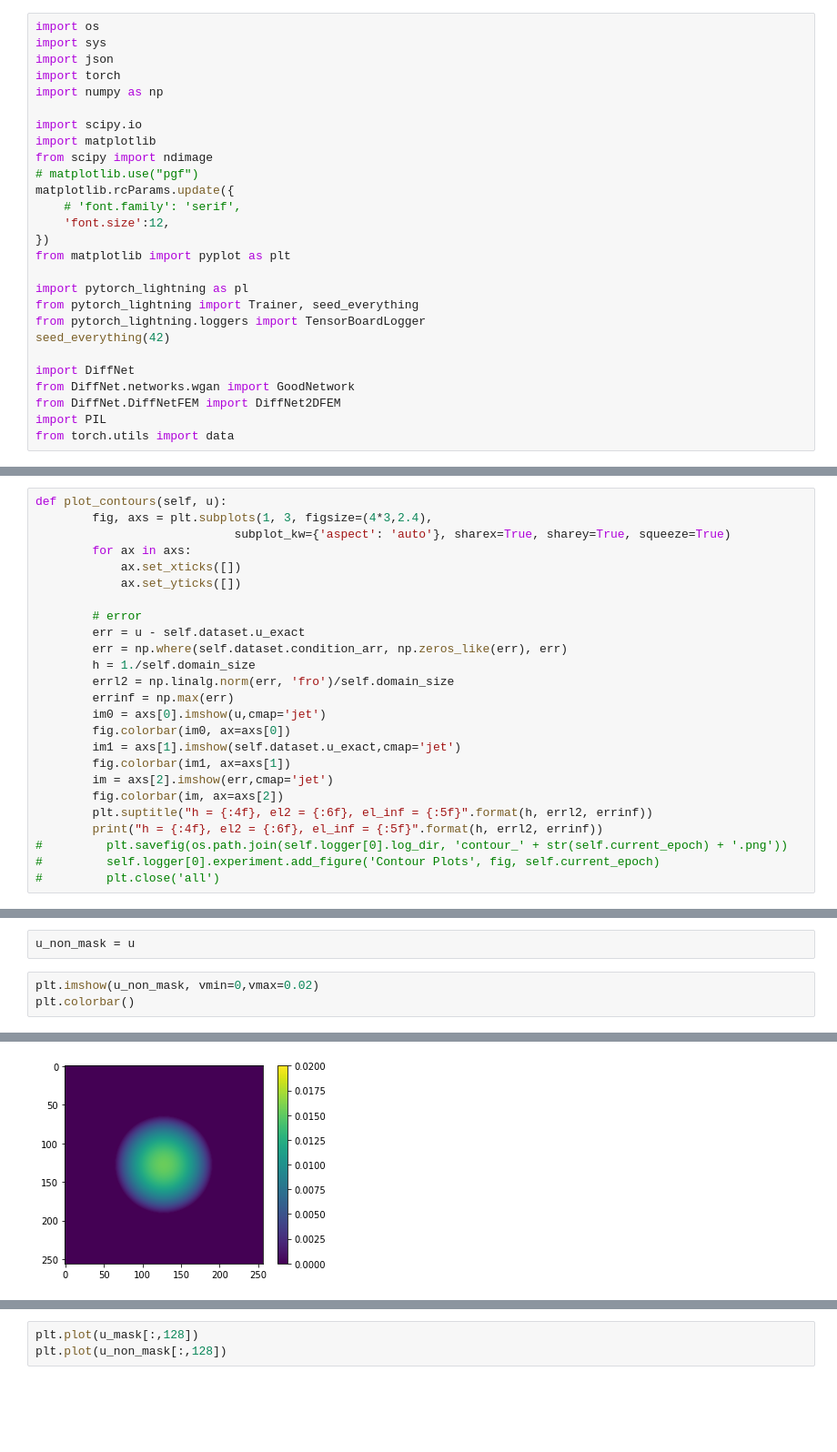
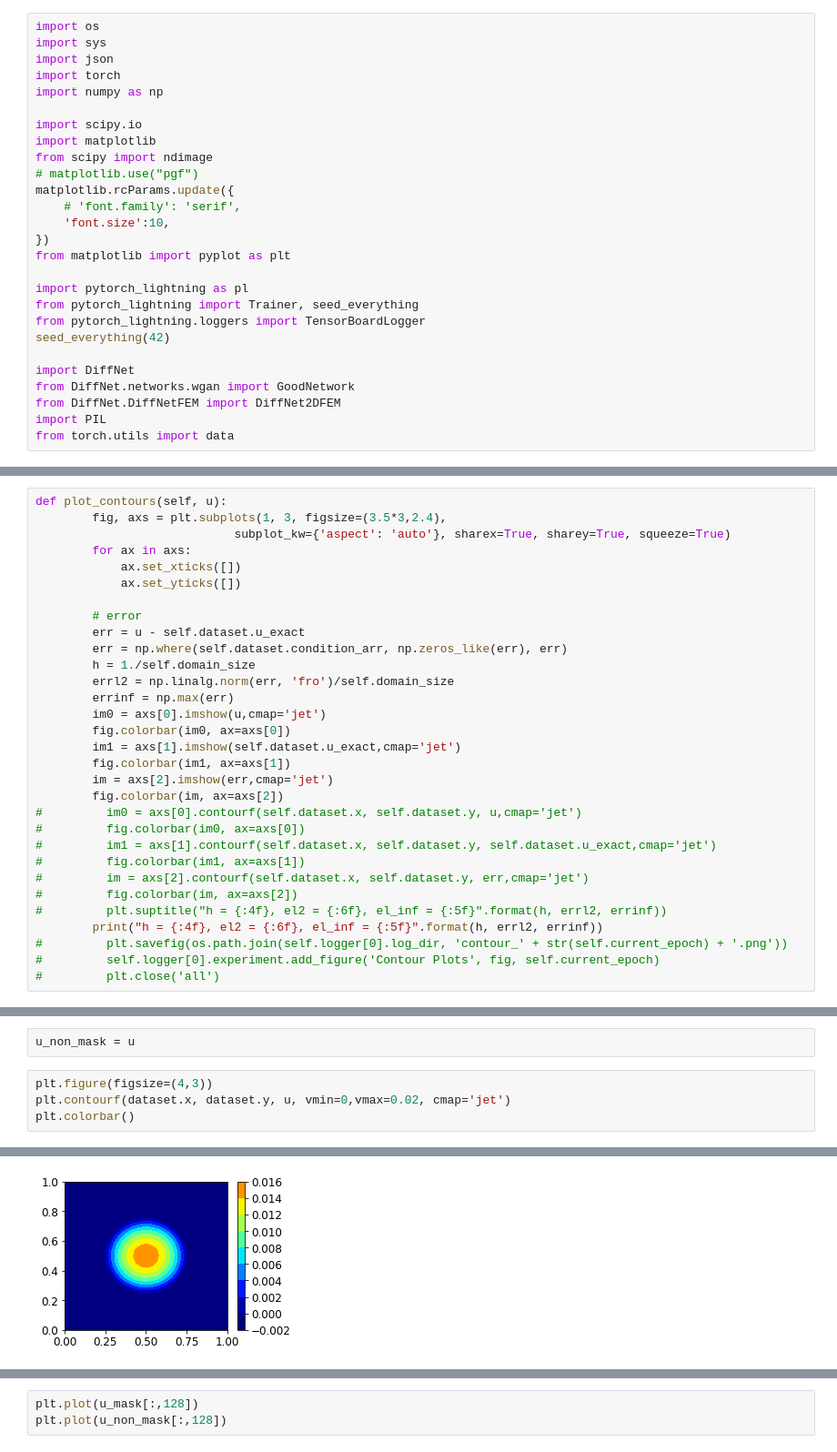
Before and after one commit to adityabalu/DiffNet, a Jupyter notebook: examples/poisson/single_instance/q_pc_poisson_disk.ipynb, the cells around one changed output, grey strips where cells are left out. Shown: that part at 91% size. Cells and saved outputs as stored; diff of their text form; blank space fills up the shorter version.

```diff
--- a/examples/poisson/single_instance/q_pc_poisson_disk.ipynb
+++ b/examples/poisson/single_instance/q_pc_poisson_disk.ipynb
@@ -11,7 +11,7 @@ from scipy import ndimage
 # matplotlib.use("pgf")
 matplotlib.rcParams.update({
     # 'font.family': 'serif',
-    'font.size':12,
+    'font.size':10,
 })
 from matplotlib import pyplot as plt
 
@@ -92,7 +92,7 @@ def im2pc(image, nx, ny):
     return np.array(pc), np.array(normals)
 # %%
 def plot_contours(self, u):
-        fig, axs = plt.subplots(1, 3, figsize=(4*3,2.4),
+        fig, axs = plt.subplots(1, 3, figsize=(3.5*3,2.4),
                             subplot_kw={'aspect': 'auto'}, sharex=True, sharey=True, squeeze=True)
         for ax in axs:
             ax.set_xticks([])
@@ -110,7 +110,13 @@ def plot_contours(self, u):
         fig.colorbar(im1, ax=axs[1])
         im = axs[2].imshow(err,cmap='jet')
         fig.colorbar(im, ax=axs[2])
-        plt.suptitle("h = {:4f}, el2 = {:6f}, el_inf = {:5f}".format(h, errl2, errinf))
+#         im0 = axs[0].contourf(self.dataset.x, self.dataset.y, u,cmap='jet')
+#         fig.colorbar(im0, ax=axs[0])
+#         im1 = axs[1].contourf(self.dataset.x, self.dataset.y, self.dataset.u_exact,cmap='jet')
+#         fig.colorbar(im1, ax=axs[1])
+#         im = axs[2].contourf(self.dataset.x, self.dataset.y, err,cmap='jet')
+#         fig.colorbar(im, ax=axs[2])
+#         plt.suptitle("h = {:4f}, el2 = {:6f}, el_inf = {:5f}".format(h, errl2, errinf))
         print("h = {:4f}, el2 = {:6f}, el_inf = {:5f}".format(h, errl2, errinf))
 #         plt.savefig(os.path.join(self.logger[0].log_dir, 'contour_' + str(self.current_epoch) + '.png'))
 #         self.logger[0].experiment.add_figure('Contour Plots', fig, self.current_epoch)
@@ -457,8 +474,9 @@ plt.colorbar()
 # %%
 u_non_mask = u
 # %%
-plt.imshow(u_non_mask, vmin=0,vmax=0.02)
+plt.figure(figsize=(4,3))
+plt.contourf(dataset.x, dataset.y, u, vmin=0,vmax=0.02, cmap='jet')
 plt.colorbar()
 # %% [output]
 <matplotlib.colorbar.Colorbar at 0x...>
-[figure, old version]
+[figure, new version]
```
Also changed, not shown: parts of 8 cells of this notebook, 1 other file.
